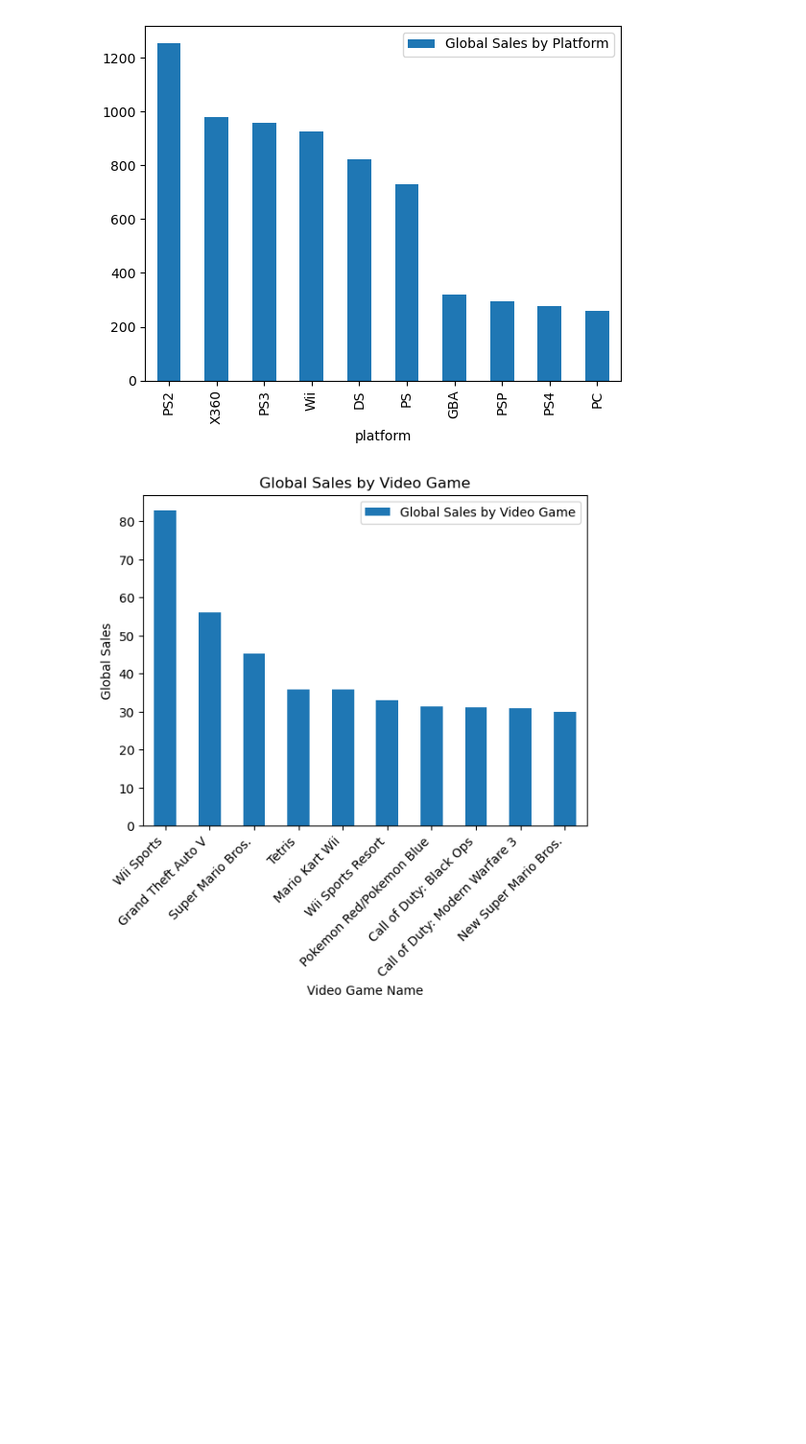
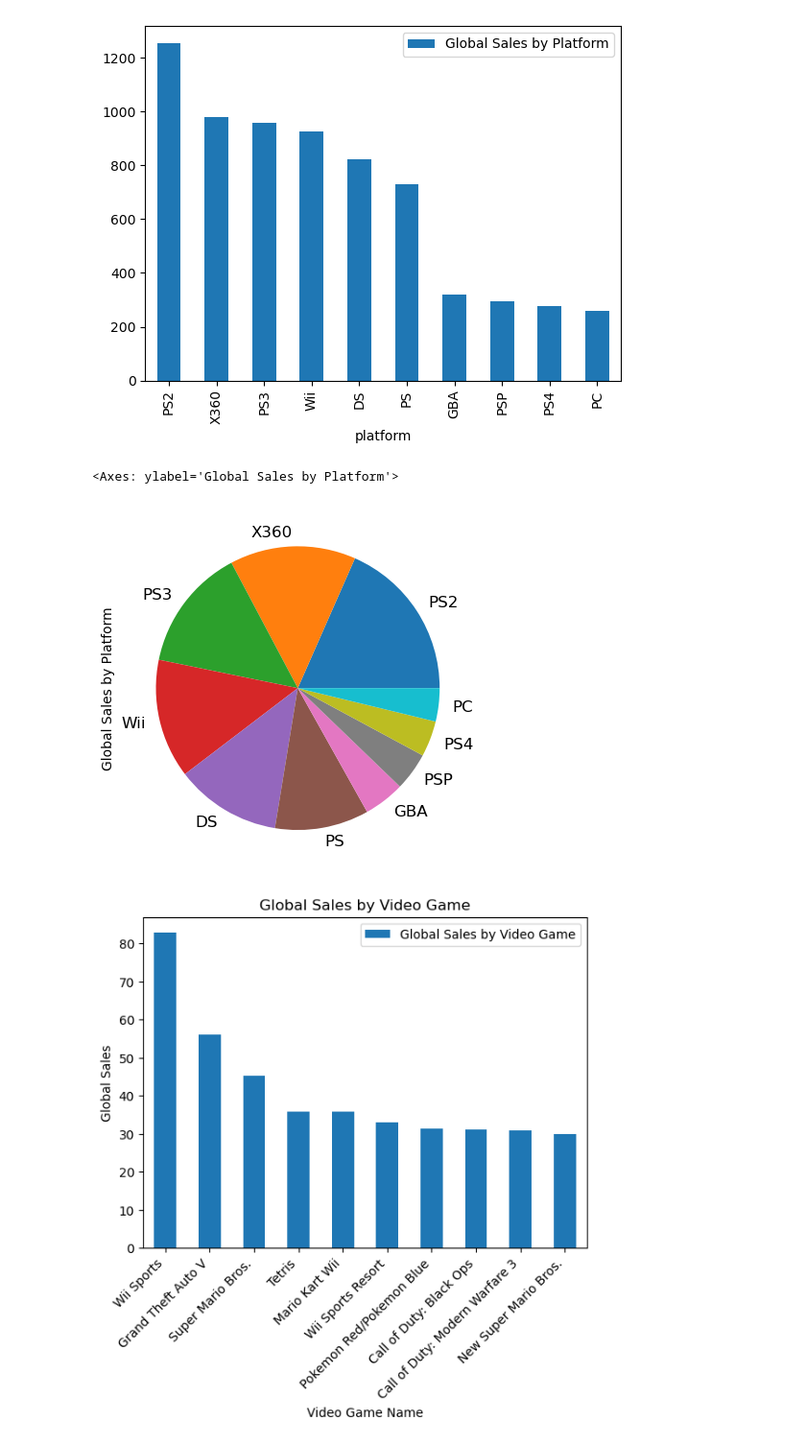
Before and after one commit to knohavec/Project-1-, a Jupyter notebook: Data Exploration Jupiter Notebooks/video_game_sales.ipynb, the cells around one changed output. Shown at 96% size. Drawn from its saved outputs; the diff is of its cells as text; code cells hidden in the pictures; blank space fills up the shorter version.

Commit message:
add pie chart to platfrom

```diff
--- a/Data Exploration Jupiter Notebooks/video_game_sales.ipynb
+++ b/Data Exploration Jupiter Notebooks/video_game_sales.ipynb
@@ -304,6 +304,12 @@ platform_sales_df.head(10).plot(kind='bar', x='platform', y='Global Sales by Pla
 # %% [output]
 <Axes: xlabel='platform'>
 [figure]
+# %%
+#Visualize Sales by Platform usign a bar chart
+platform_sales_df.head(10).plot(kind='pie', y='Global Sales by Platform', labels=platform_sales_df['platform'], legend=False, fontsize=12)
+# %% [output]
+<Axes: ylabel='Global Sales by Platform'>
+[figure, added]
 # %%
 def plot_bar(df, x_col, y_col, x_label, y_label, title):
     ax = df.head(10).plot(kind='bar', x=x_col, y=y_col)
```
Also changed, not shown: parts of 1 cell of this notebook.
